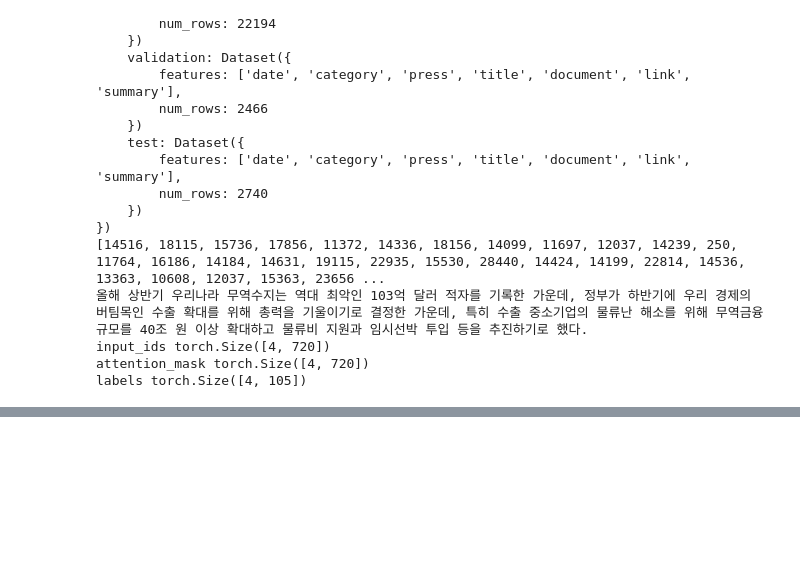
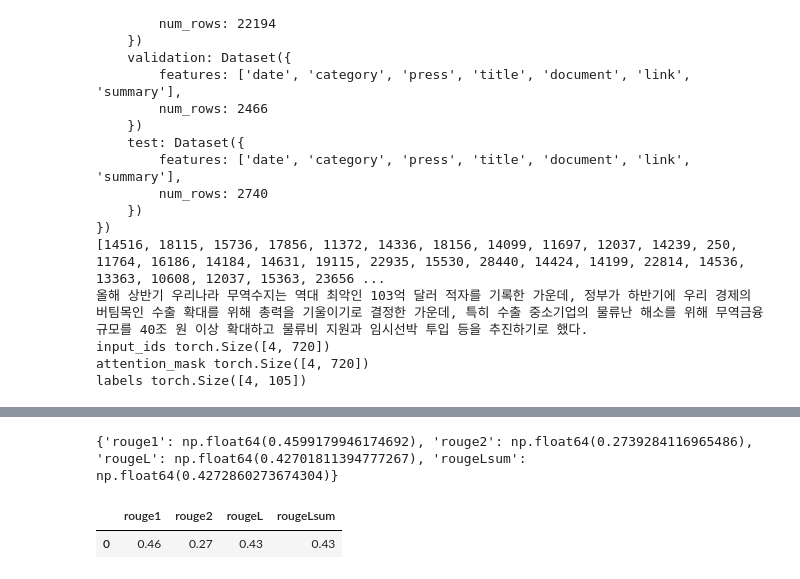
Before and after one commit to asanobm/deep-learning, a Jupyter notebook: 허깅페이스 실전가이드/3.자연어처리/3.2.요약문 생성:BART.ipynb, the cells around one changed output, grey strips where cells are left out. Drawn from its saved outputs; the diff is of its cells as text; code cells hidden in the pictures; blank space fills up the shorter version.

```diff
--- a/허깅페이스 실전가이드/3.자연어처리/3.2.요약문 생성:BART.ipynb
+++ b/허깅페이스 실전가이드/3.자연어처리/3.2.요약문 생성:BART.ipynb
@@ -321,0 +385,40 @@ trainer.train()
+# %%
+import evaluate
+
+test_loader = DataLoader(
+  processed_dataset["test"].select(range(100)),
+  collate_fn=seq2seq_collator,
+  batch_size=4,
+  shuffle=False,
+)
+
+generated_summaries = []
+
+true_summaries = dataset["test"].select(range(100))["summary"]
+
+with torch.no_grad():
+    for batch in test_loader:
+        batch = batch.to(device)
+        output = model.generate(
+            **batch,
+            max_length=256,
+            num_beams=4,
+            no_repeat_ngram_size=2,
+            early_stopping=True,
+        )
+
+        batch_summaries = tokenizer.batch_decode(output, skip_special_tokens=True)
+        generated_summaries.extend(batch_summaries)
+
+metrics = evaluate.load("rouge")
+rouge_scores = metrics.compute(predictions=generated_summaries, references=true_summaries)
+print(rouge_scores)
+# %% [output]
+{'rouge1': np.float64(0.4599179946174692), 'rouge2': np.float64(0.2739284116965486), 'rougeL': np.float64(0.42701811394777267), 'rougeLsum': np.float64(0.4272860273674304)}
+# %%
+import pandas as pd
+
+pd.DataFrame([rouge_scores]).round(2)
+# %% [output]
+|  | rouge1 | rouge2 | rougeL | rougeLsum |
+| 0 | 0.46 | 0.27 | 0.43 | 0.43 |
```
Also changed, not shown: parts of 8 cells of this notebook.
